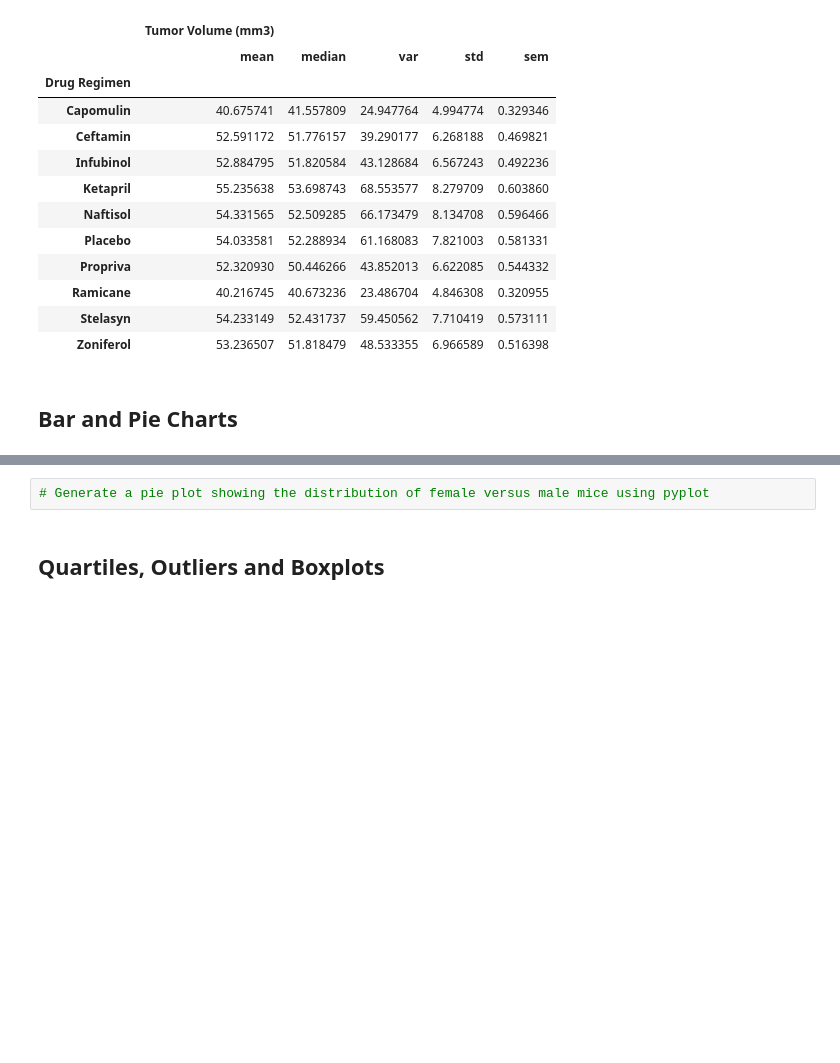
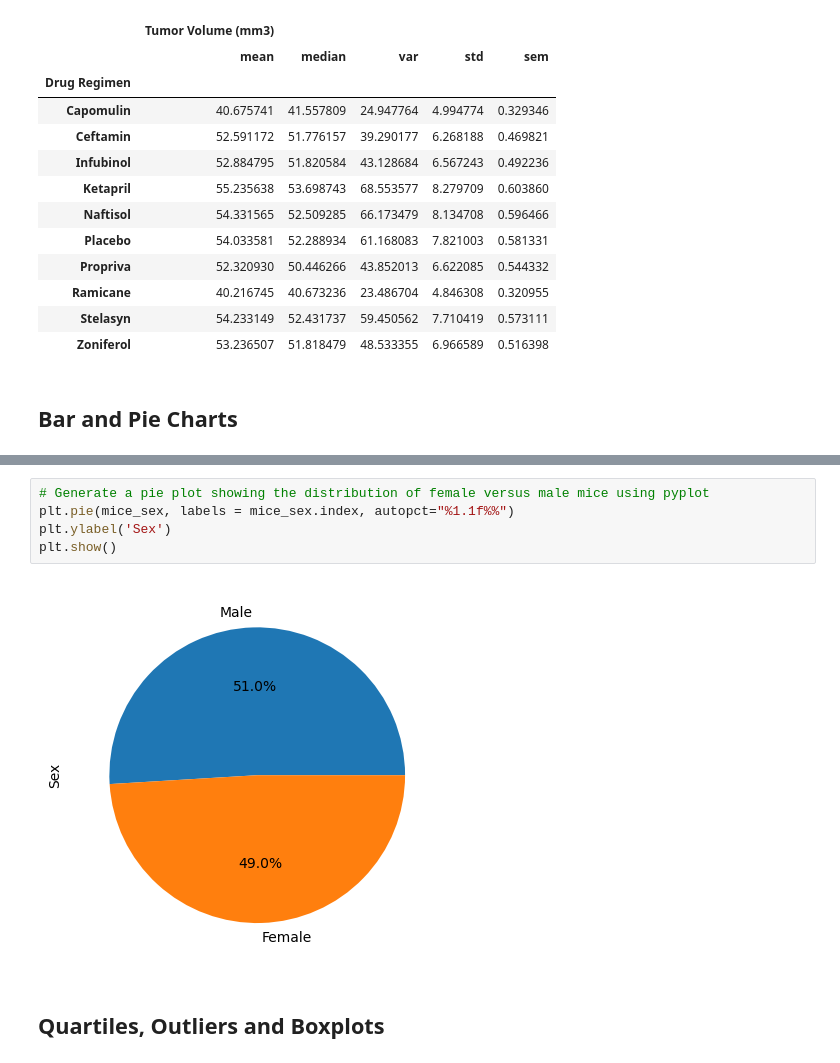
Before and after one commit to cghosh2022/Module_5_Challenge, a Jupyter notebook: Pymaceuticals/pymaceuticals_starter.ipynb, the cells around one changed output, grey strips where cells are left out. Cells and saved outputs as stored; diff of their text form; blank space fills up the shorter version.

```diff
--- a/Pymaceuticals/pymaceuticals_starter.ipynb
+++ b/Pymaceuticals/pymaceuticals_starter.ipynb
@@ -158,5 +171,10 @@ Text(0, 0.5, 'Number of Mice Tested')
 # %%
 # Generate a pie plot showing the distribution of female versus male mice using pyplot
+plt.pie(mice_sex, labels = mice_sex.index, autopct="%1.1f%%")
+plt.ylabel('Sex')
+plt.show()
+# %% [output]
+[figure, added]
 # %% [markdown]
 ## Quartiles, Outliers and Boxplots
 # %%
```
Also changed, not shown: parts of 11 cells of this notebook.
